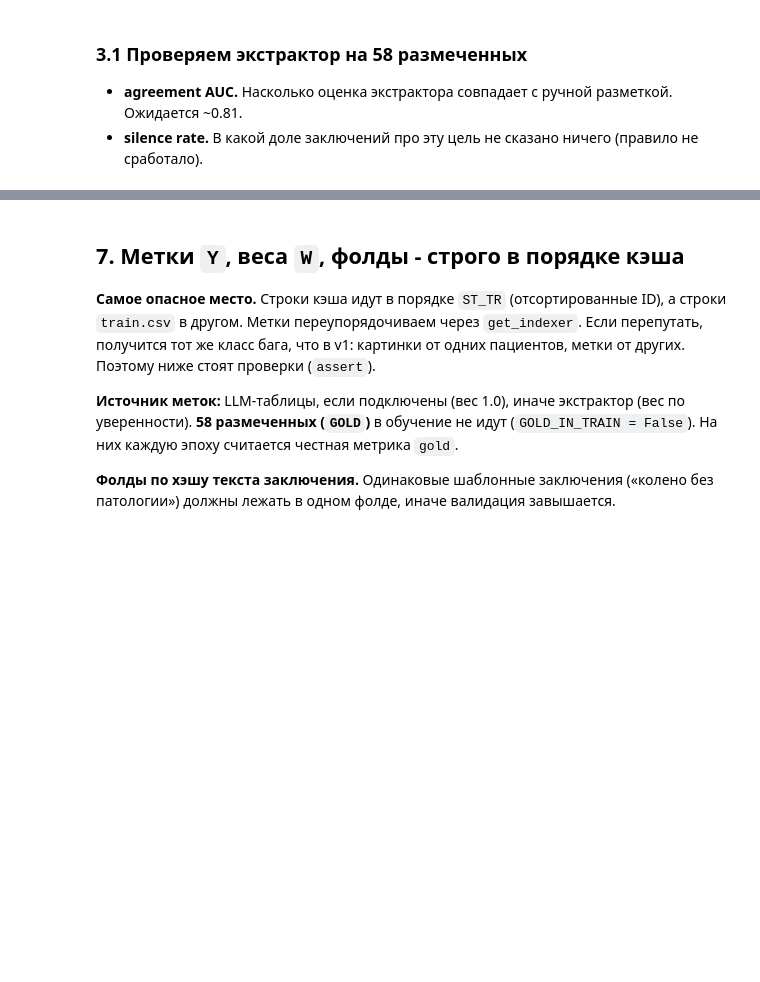
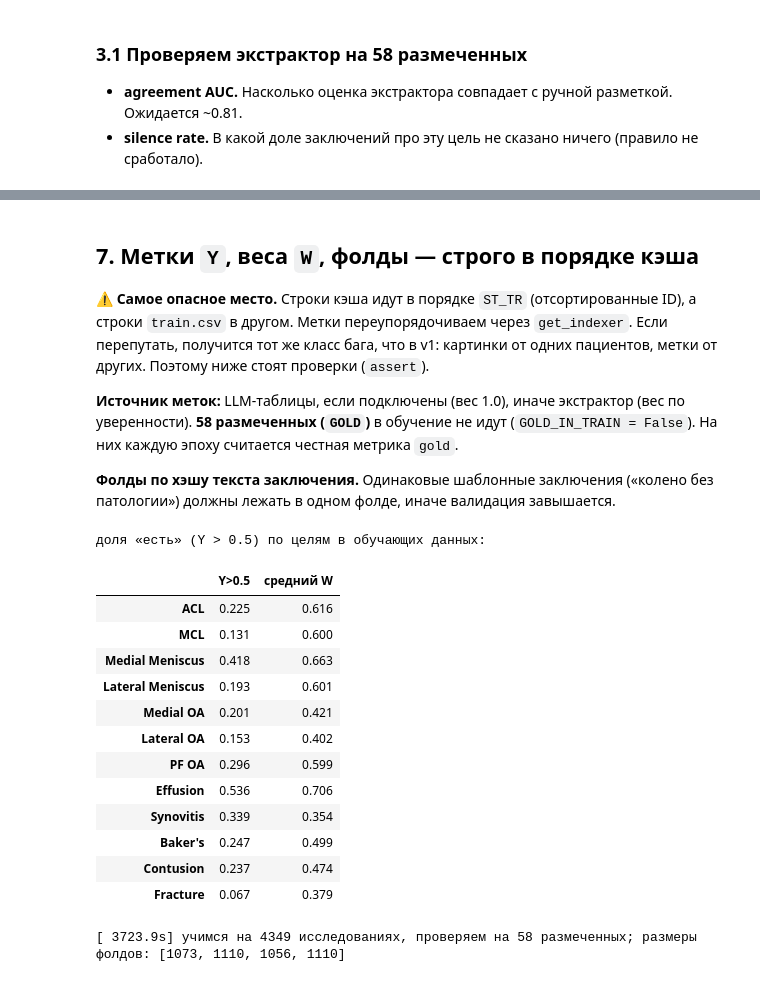
Before and after one commit to Tihonizy/kaggle-deep-learning, a Jupyter notebook: rsna-knee-abnormality-detection/02_report_labels_mil.ipynb, the cells around one changed output, grey strips where cells are left out. Saved outputs shown, nothing was run; the diff lists cells and outputs as text; code cells hidden in the pictures; blank space fills up the shorter version.

```diff
--- a/rsna-knee-abnormality-detection/02_report_labels_mil.ipynb
+++ b/rsna-knee-abnormality-detection/02_report_labels_mil.ipynb
@@ -1574,7 +1791,7 @@ if RUN_TRAINING:
 # %% [markdown]
-## 7. Метки `Y`, веса `W`, фолды - строго в порядке кэша
+## 7. Метки `Y`, веса `W`, фолды — строго в порядке кэша
 
- **Самое опасное место.** Строки кэша идут в порядке `ST_TR` (отсортированные ID), а строки
+⚠️ **Самое опасное место.** Строки кэша идут в порядке `ST_TR` (отсортированные ID), а строки
 `train.csv` в другом. Метки переупорядочиваем через `get_indexer`. Если перепутать, получится тот
 же класс бага, что в v1: картинки от одних пациентов, метки от других. Поэтому ниже стоят проверки (`assert`).
 
@@ -1595,35 +1812,51 @@ if RUN_TRAINING:
     Y[has] = LAB[TARGETS].values[pos_in_csv[has]]                      # метки экстрактора
     W[has] = 0.25 + 0.75 * LAB[conf_cols].values[pos_in_csv[has]]
     if LLM is not None:                                                # LLM-метки поверх, где есть
         llm = LLM.reindex(ST_TR)
         ok = llm.notna().all(axis=1).values
         Y[ok], W[ok] = llm.values[ok], 1.0
         log(f"LLM-метки использованы для {ok.sum()} исследований")
 
     GOLD = np.zeros(len(ST_TR), bool)
     GOLD[has] = gold_mask_df.values[pos_in_csv[has]]
     Y_GOLD = np.zeros_like(Y)
     Y_GOLD[GOLD] = train_df[TARGETS].values[pos_in_csv[GOLD]].astype(np.float32)
     if GOLD_IN_TRAIN:
         Y[GOLD], W[GOLD] = Y_GOLD[GOLD], 3.0
 
     reports = np.full(len(ST_TR), "", dtype=object)
     reports[has] = train_df["Report"].fillna("").values[pos_in_csv[has]]
     FOLD = np.array([int(hashlib.md5(r.encode()).hexdigest()[:8], 16) % N_FOLDS for r in reports])
     TRAINABLE = np.where((W.sum(1) > 0) & (GOLD_IN_TRAIN | ~GOLD))[0]
     GOLD_IDX = np.where(GOLD)[0]
 
     # проверки здравого смысла (в v1 все они бы упали)
-    assert len(GOLD_IDX) >= 10, "не нашли размеченные исследования - проверьте выравнивание"
-    assert (Y[TRAINABLE] > 0.5).mean() > 0.03, "почти нет позитивов - метки не те"
+    assert len(GOLD_IDX) >= 10, "не нашли размеченные исследования — проверьте выравнивание"
+    assert (Y[TRAINABLE] > 0.5).mean() > 0.03, "почти нет позитивов — метки не те"
     sid = ST_TR[GOLD_IDX[0]]
     assert np.allclose(Y_GOLD[GOLD_IDX[0]],
                        train_df.set_index("StudyInstanceUID").loc[sid, TARGETS].values.astype(np.float32))
     print("доля «есть» (Y > 0.5) по целям в обучающих данных:")
     display(pd.DataFrame({"Y>0.5": (Y[TRAINABLE] > 0.5).mean(0), "средний W": W[TRAINABLE].mean(0)},
                          index=TARGETS).round(3))
     log(f"учимся на {len(TRAINABLE)} исследованиях, проверяем на {len(GOLD_IDX)} размеченных; "
         f"размеры фолдов: {np.bincount(FOLD[TRAINABLE], minlength=N_FOLDS).tolist()}")
+# %% [output]
+доля «есть» (Y > 0.5) по целям в обучающих данных:
+|  | Y>0.5 | средний W |
+| ACL | 0.225 | 0.616 |
+| MCL | 0.131 | 0.600 |
+| Medial Meniscus | 0.418 | 0.663 |
+| Lateral Meniscus | 0.193 | 0.601 |
+| Medial OA | 0.201 | 0.421 |
+| Lateral OA | 0.153 | 0.402 |
+| PF OA | 0.296 | 0.599 |
+| Effusion | 0.536 | 0.706 |
+| Synovitis | 0.339 | 0.354 |
+| Baker's | 0.247 | 0.499 |
+| Contusion | 0.237 | 0.474 |
+| Fracture | 0.067 | 0.379 |
+[ 3723.9s] учимся на 4349 исследованиях, проверяем на 58 размеченных; размеры фолдов: [1073, 1110, 1056, 1110]
 # %% [markdown]
 ## 8. Модель: энкодер + «внимание по окнам» (MIL)
 
```
Also changed, not shown: parts of 52 cells of this notebook, 1 other file.
